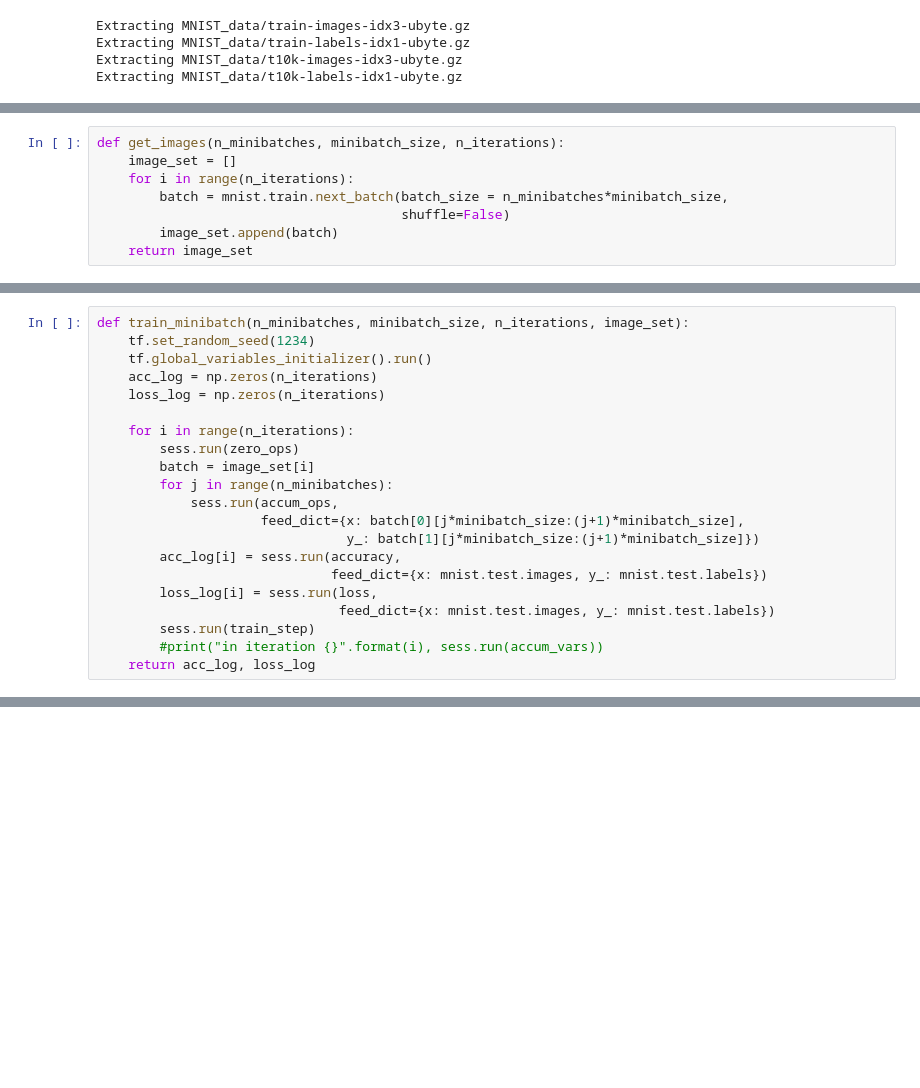
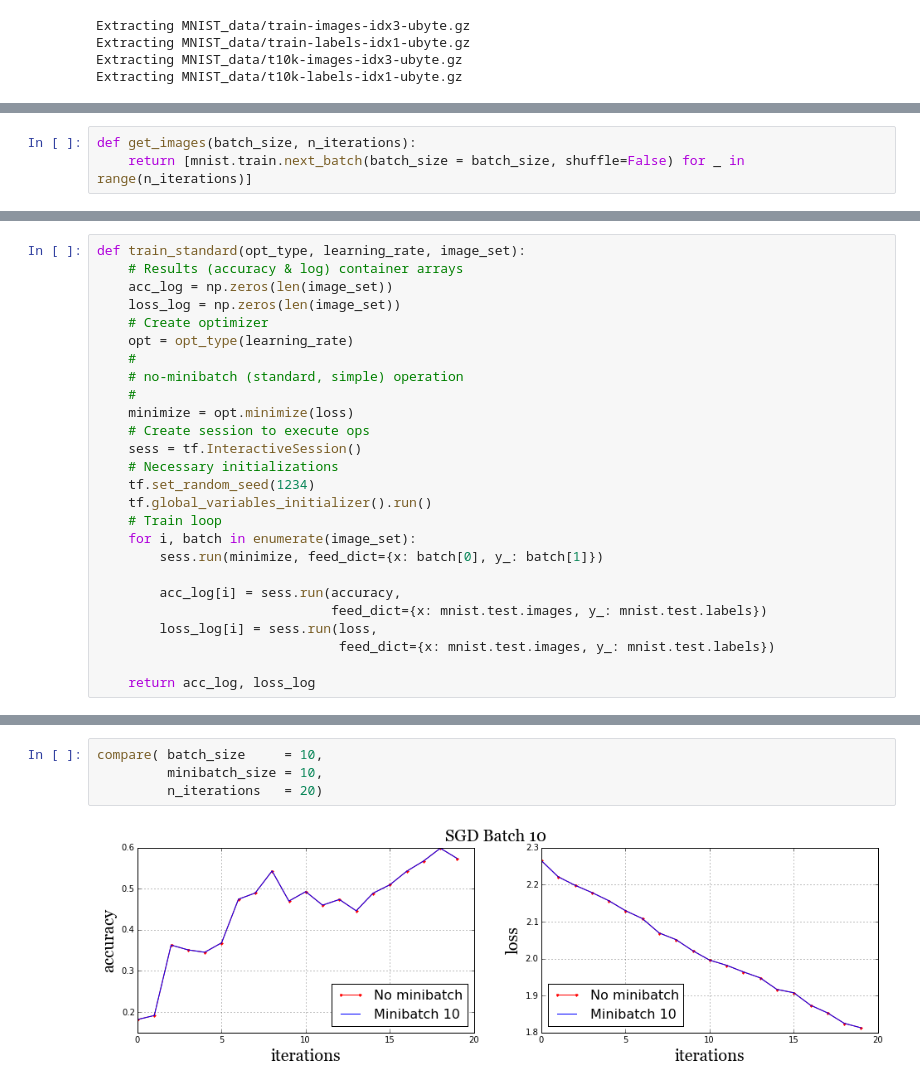
Before and after one commit to jiwoncpark/deep-learning-notebooks, a Jupyter notebook: minibatch_demo.ipynb, the cells around one changed output, grey strips where cells are left out. Saved outputs shown, nothing was run; the diff lists cells and outputs as text; blank space fills up the shorter version.

Commit message:
updated to include all optimizers + added comments

```diff
--- a/minibatch_demo.ipynb
+++ b/minibatch_demo.ipynb
@@ -50,8 +27,0 @@ minimize = opt.minimize(loss)
-# %%
-def get_images(n_minibatches, minibatch_size, n_iterations):
-    image_set = []
-    for i in range(n_iterations):
-        batch = mnist.train.next_batch(batch_size = n_minibatches*minibatch_size,
-                                       shuffle=False)
-        image_set.append(batch)
-    return image_set
@@ -57,0 +31,3 @@ def get_images(n_minibatches, minibatch_size, n_iterations):
+# %%
+def get_images(batch_size, n_iterations):
+    return [mnist.train.next_batch(batch_size = batch_size, shuffle=False) for _ in range(n_iterations)]
@@ -58,21 +37,26 @@ def get_images(n_minibatches, minibatch_size, n_iterations):
 # %%
-def train_minibatch(n_minibatches, minibatch_size, n_iterations, image_set):
+def train_standard(opt_type, learning_rate, image_set):
+    # Results (accuracy & log) container arrays
+    acc_log = np.zeros(len(image_set))
+    loss_log = np.zeros(len(image_set))
+    # Create optimizer
+    opt = opt_type(learning_rate)
+    #
+    # no-minibatch (standard, simple) operation
+    #
+    minimize = opt.minimize(loss)
+    # Create session to execute ops
+    sess = tf.InteractiveSession()
+    # Necessary initializations
     tf.set_random_seed(1234)
     tf.global_variables_initializer().run()
-    acc_log = np.zeros(n_iterations)
-    loss_log = np.zeros(n_iterations)
+    # Train loop
+    for i, batch in enumerate(image_set):
+        sess.run(minimize, feed_dict={x: batch[0], y_: batch[1]})
 
-    for i in range(n_iterations):
-        sess.run(zero_ops)
-        batch = image_set[i]
-        for j in range(n_minibatches):
-            sess.run(accum_ops,
-                     feed_dict={x: batch[0][j*minibatch_size:(j+1)*minibatch_size],
-                                y_: batch[1][j*minibatch_size:(j+1)*minibatch_size]})
         acc_log[i] = sess.run(accuracy,
                               feed_dict={x: mnist.test.images, y_: mnist.test.labels})
         loss_log[i] = sess.run(loss,
                                feed_dict={x: mnist.test.images, y_: mnist.test.labels})
-        sess.run(train_step)
-        #print("in iteration {}".format(i), sess.run(accum_vars))
+
     return acc_log, loss_log
@@ -124,0 +168,6 @@ if __name__ == '__main__':
+# %%
+compare( batch_size     = 10,
+         minibatch_size = 10,
+         n_iterations   = 20)
+# %% [output]
+[figure, added]
```
Also changed, not shown: parts of 18 cells of this notebook, 1 other file.
